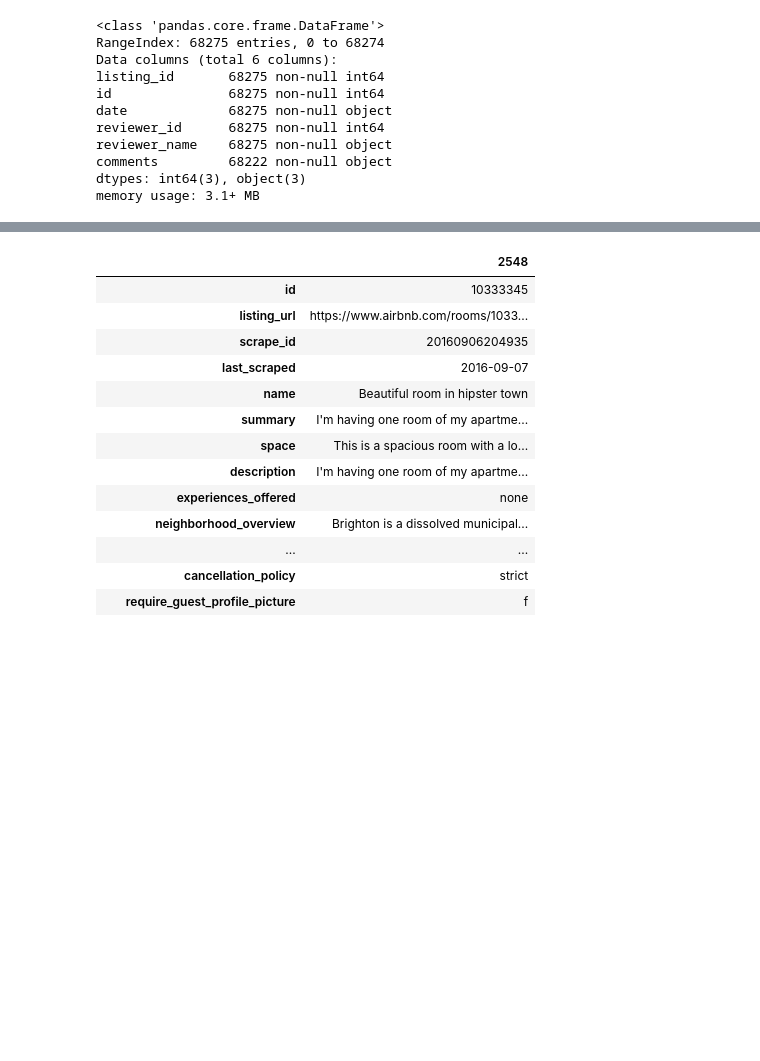
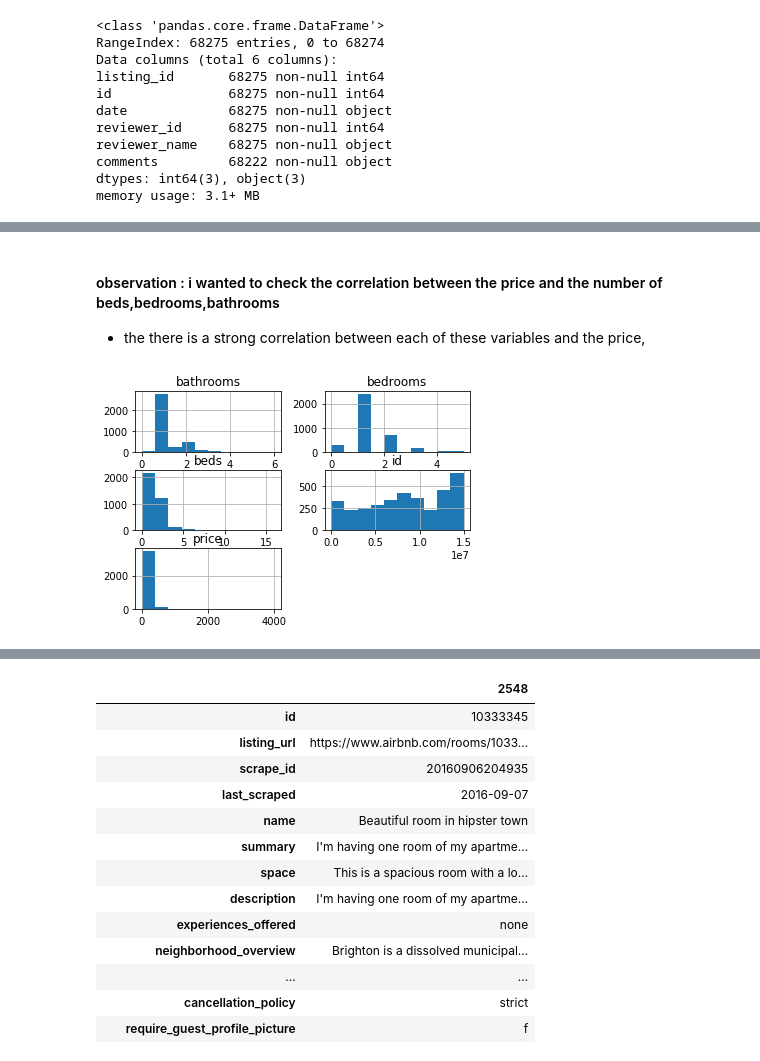
Before and after one commit to ahmedserag2/Airbnb-data-boston-seattle, a Jupyter notebook: boston/boston.ipynb, the cells around one changed output, grey strips where cells are left out. Cells and saved outputs as stored; diff of their text form; code cells hidden in the pictures; blank space fills up the shorter version.

```diff
--- a/boston/boston.ipynb
+++ b/boston/boston.ipynb
@@ -102,0 +236,7 @@ memory usage: 3.1+ MB
+# %% [markdown]
+#### observation : i wanted to check the correlation between the price and the number of beds,bedrooms,bathrooms
+- the there is a strong correlation between each of these variables and the price,
+# %%
+df_price_relation.hist();
+# %% [output]
+[figure, added]
```
Also changed, not shown: parts of 50 cells of this notebook.
